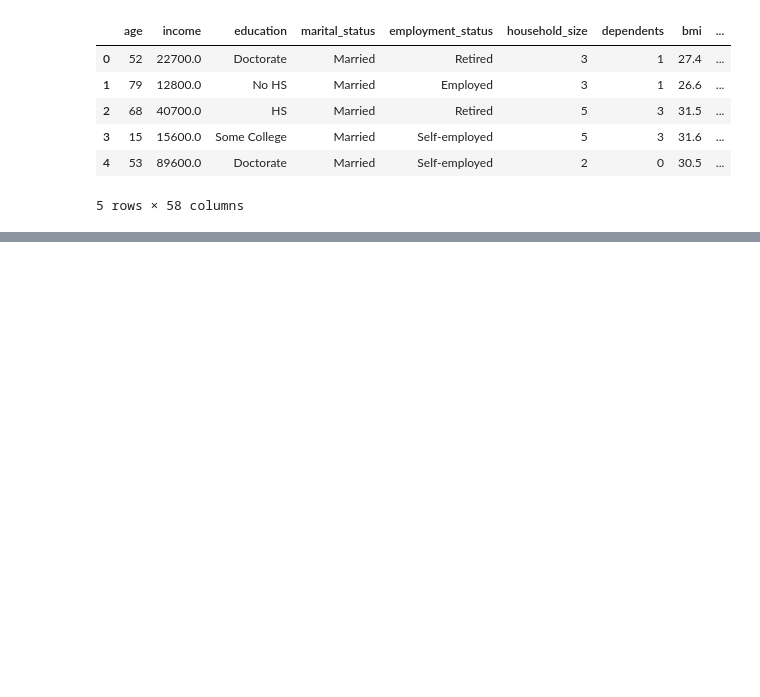
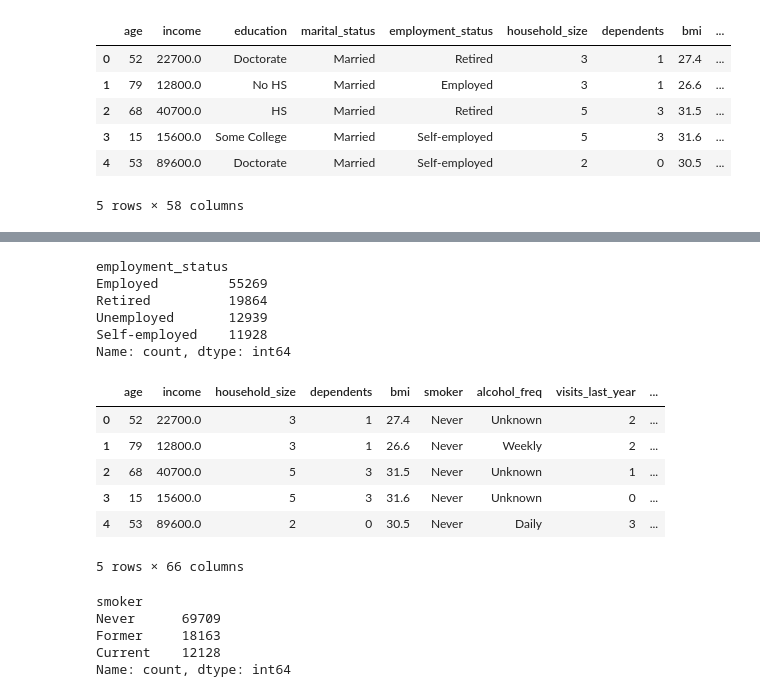
Before and after one commit to Krishna-matic/Machine_Learning_Projects, a Jupyter notebook: 01_medical_insurance_cost_prediction/Medical_Insurance_Cost_Prediction.ipynb, the cells around one changed output, grey strips where cells are left out. Drawn from its saved outputs; the diff is of its cells as text; code cells hidden in the pictures; blank space fills up the shorter version.

```diff
--- a/01_medical_insurance_cost_prediction/Medical_Insurance_Cost_Prediction.ipynb
+++ b/01_medical_insurance_cost_prediction/Medical_Insurance_Cost_Prediction.ipynb
@@ -227,0 +292,29 @@ df.head()
+# %%
+df['employment_status'].value_counts()
+# %% [output]
+employment_status
+Employed         55269
+Retired          19864
+Unemployed       12939
+Self-employed    11928
+Name: count, dtype: int64
+# %%
+df = pd.get_dummies(df,columns=['employment_status'],drop_first="True")
+# %%
+df.head()
+# %% [output]
+|  | age | income | household_size | dependents | bmi | smoker | alcohol_freq | visits_last_year | ... |
+| 0 | 52 | 22700.0 | 3 | 1 | 27.4 | Never | Unknown | 2 | ... |
+| 1 | 79 | 12800.0 | 3 | 1 | 26.6 | Never | Weekly | 2 | ... |
+| 2 | 68 | 40700.0 | 5 | 3 | 31.5 | Never | Unknown | 1 | ... |
+| 3 | 15 | 15600.0 | 5 | 3 | 31.6 | Never | Unknown | 0 | ... |
+| 4 | 53 | 89600.0 | 2 | 0 | 30.5 | Never | Daily | 3 | ... |
+5 rows × 66 columns
+# %%
+df['smoker'].value_counts()
+# %% [output]
+smoker
+Never      69709
+Former     18163
+Current    12128
+Name: count, dtype: int64
```
Also changed, not shown: parts of 20 cells of this notebook.
